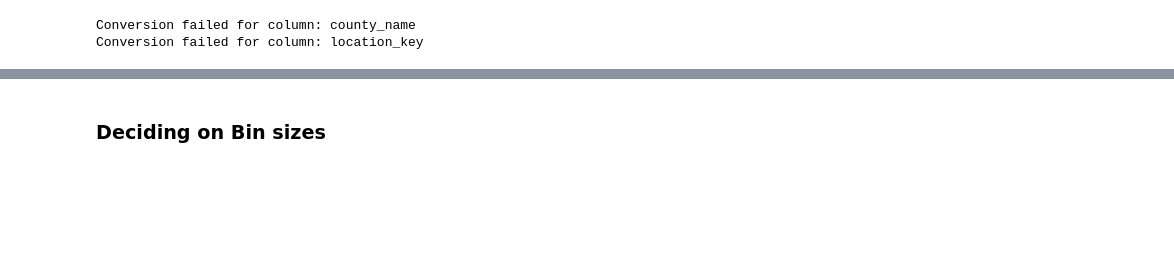
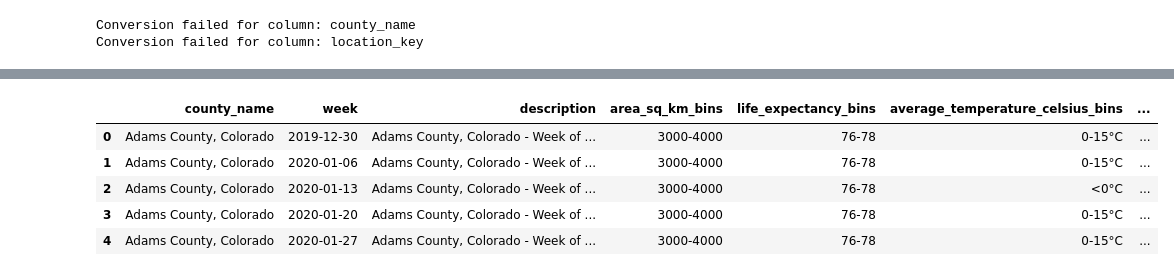
Before and after one commit to CCoakley6/DataMiningProjectSpring2024, a Jupyter notebook: frequent_patterns/byrnes_eda_20240421.ipynb, the cells around one changed output, grey strips where cells are left out. Saved outputs shown, nothing was run; the diff lists cells and outputs as text; code cells hidden in the pictures; blank space fills up the shorter version.

```diff
--- a/frequent_patterns/byrnes_eda_20240421.ipynb
+++ b/frequent_patterns/byrnes_eda_20240421.ipynb
@@ -217 +432,41 @@ sample_df
+# %%
+columns_to_keep = ['county_name'
+    , 'week'
+    , 'description'
+    , 'area_sq_km_bins'
+    , 'life_expectancy_bins'
+    , 'average_temperature_celsius_bins'
+    , 'minimum_temperature_celsius_bins'
+    , 'maximum_temperature_celsius_bins'
+    , 'rainfall_mm_bins'
+    , 'relative_humidity_bins'
+    , 'new_confirmed_per_100k_bins'
+    , 'cumulative_confirmed_per_100k_bins'
+    , 'cumulative_deceased_per_100k_bins'
+    , 'new_persons_fully_vaccinated_per_100k_bins'
+    , 'cumulative_persons_fully_vaccinated_per_100k_bins'
+    , 'population_male_per_100k_bins'
+    , 'population_female_per_100k_bins'
+    , 'population_age_00_09_per_100k_bins'
+    , 'population_age_10_19_per_100k_bins'
+    , 'population_age_20_29_per_100k_bins'
+    , 'population_age_30_39_per_100k_bins'
+    , 'population_age_40_49_per_100k_bins'
+    , 'population_age_50_59_per_100k_bins'
+    , 'population_age_60_69_per_100k_bins'
+    , 'population_age_70_79_per_100k_bins'
+    , 'population_age_80_and_older_per_100k_bins'
+    , 'new_confirmed_per_100k_pct_change_bins'
+    , 'new_deceased_per_100k_pct_change_bins'
+    , 'cumulative_confirmed_per_100k_pct_change_bins'
+    , 'cumulative_deceased_per_100k_pct_change_bins'
+    , 'cumulative_persons_fully_vaccinated_per_100k_pct_change_bins'
+    , 'average_temperature_celsius_pct_change_bins'
+    , 'minimum_temperature_celsius_pct_change_bins'
+    , 'maximum_temperature_celsius_pct_change_bins'
+    , 'rainfall_mm_pct_change_bins'
+    , 'relative_humidity_pct_change_bins'
+    ]
+
+weekly_df_binned = weekly_df[columns_to_keep]
 # %%
@@ -239,2 +493,9 @@ relative_humidity_pct_change
-# %% [markdown]
-### Deciding on Bin sizes
+# %%
+weekly_df_binned.head()
+# %% [output]
+|  | county_name | week | description | area_sq_km_bins | life_expectancy_bins | average_temperature_celsius_bins | ... |
+| 0 | Adams County, Colorado | 2019-12-30 | Adams County, Colorado - Week of ... | 3000-4000 | 76-78 | 0-15°C | ... |
+| 1 | Adams County, Colorado | 2020-01-06 | Adams County, Colorado - Week of ... | 3000-4000 | 76-78 | 0-15°C | ... |
+| 2 | Adams County, Colorado | 2020-01-13 | Adams County, Colorado - Week of ... | 3000-4000 | 76-78 | <0°C | ... |
+| 3 | Adams County, Colorado | 2020-01-20 | Adams County, Colorado - Week of ... | 3000-4000 | 76-78 | 0-15°C | ... |
+| 4 | Adams County, Colorado | 2020-01-27 | Adams County, Colorado - Week of ... | 3000-4000 | 76-78 | 0-15°C | ... |
```
Also changed, not shown: parts of 11 cells of this notebook.
